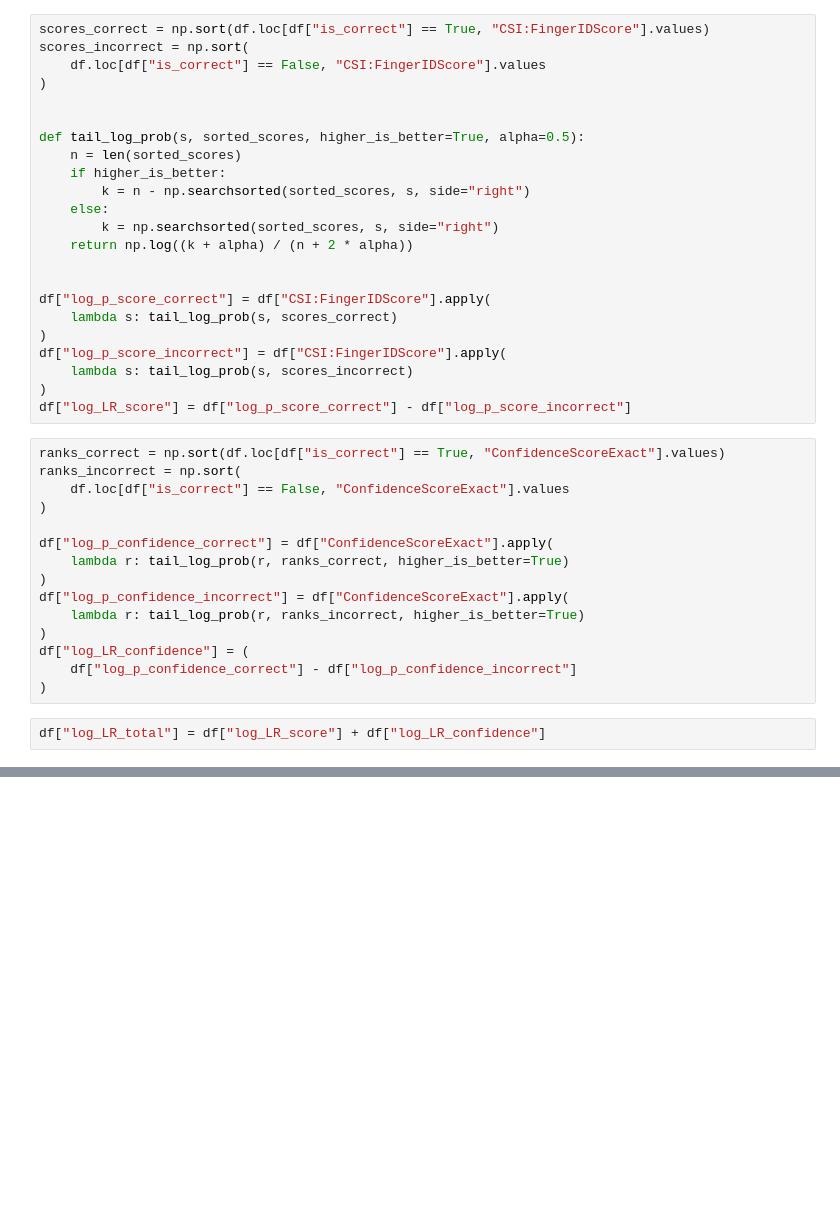
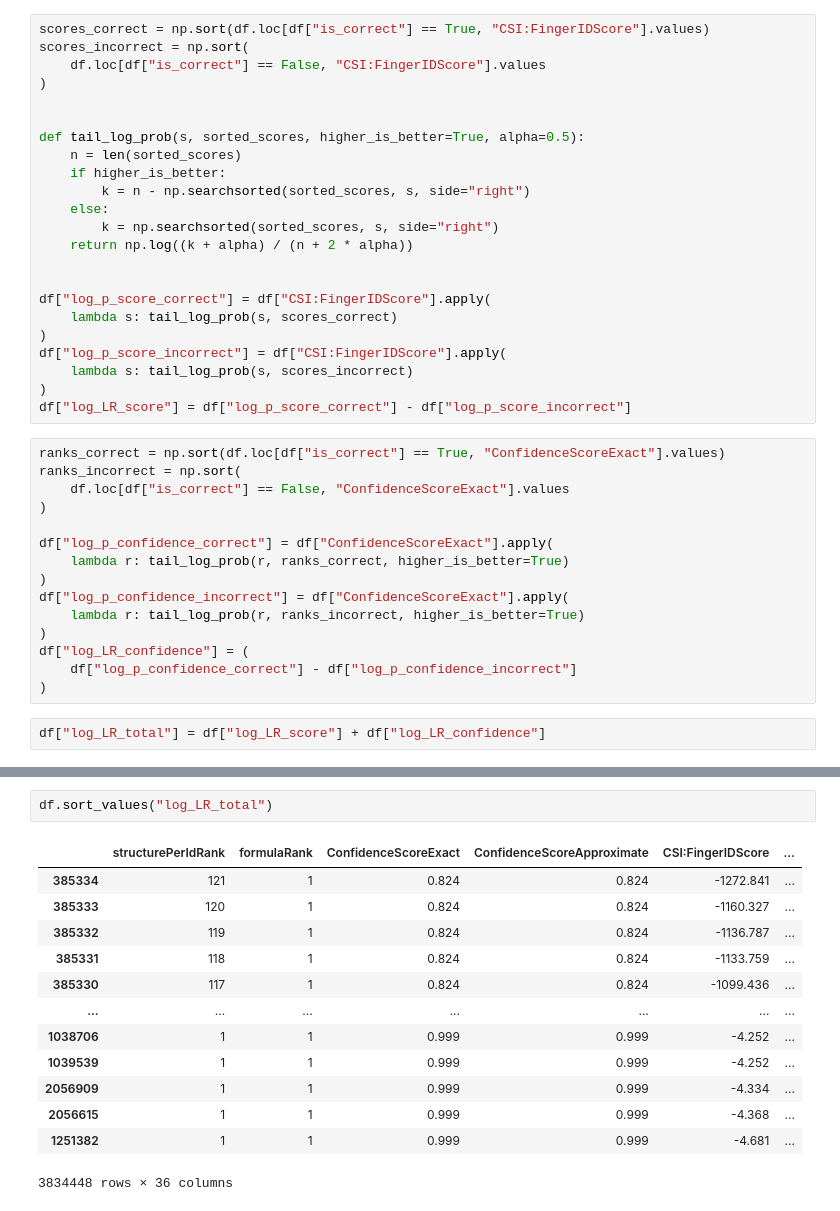
Before and after one commit to commons-research/ms2mol-evaluation, a Jupyter notebook: sirius_top_k_proba.ipynb, the cells around one changed output, grey strips where cells are left out. Saved outputs shown, nothing was run; the diff lists cells and outputs as text; blank space fills up the shorter version.

```diff
--- a/sirius_top_k_proba.ipynb
+++ b/sirius_top_k_proba.ipynb
@@ -75,0 +76,16 @@ sns.histplot(data=pd.concat([df_pos, df_neg]), x="log_LR_confidence", hue="is_co
+# %%
+df.sort_values("log_LR_total")
+# %% [output]
+|  | structurePerIdRank | formulaRank | ConfidenceScoreExact | ConfidenceScoreApproximate | CSI:FingerIDScore | ... |
+| 385334 | 121 | 1 | 0.824 | 0.824 | -1272.841 | ... |
+| 385333 | 120 | 1 | 0.824 | 0.824 | -1160.327 | ... |
+| 385332 | 119 | 1 | 0.824 | 0.824 | -1136.787 | ... |
+| 385331 | 118 | 1 | 0.824 | 0.824 | -1133.759 | ... |
+| 385330 | 117 | 1 | 0.824 | 0.824 | -1099.436 | ... |
+| ... | ... | ... | ... | ... | ... | ... |
+| 1038706 | 1 | 1 | 0.999 | 0.999 | -4.252 | ... |
+| 1039539 | 1 | 1 | 0.999 | 0.999 | -4.252 | ... |
+| 2056909 | 1 | 1 | 0.999 | 0.999 | -4.334 | ... |
+| 2056615 | 1 | 1 | 0.999 | 0.999 | -4.368 | ... |
+| 1251382 | 1 | 1 | 0.999 | 0.999 | -4.681 | ... |
+3834448 rows × 36 columns
```
Also changed, not shown: parts of 1 cell of this notebook, 5 other files.
